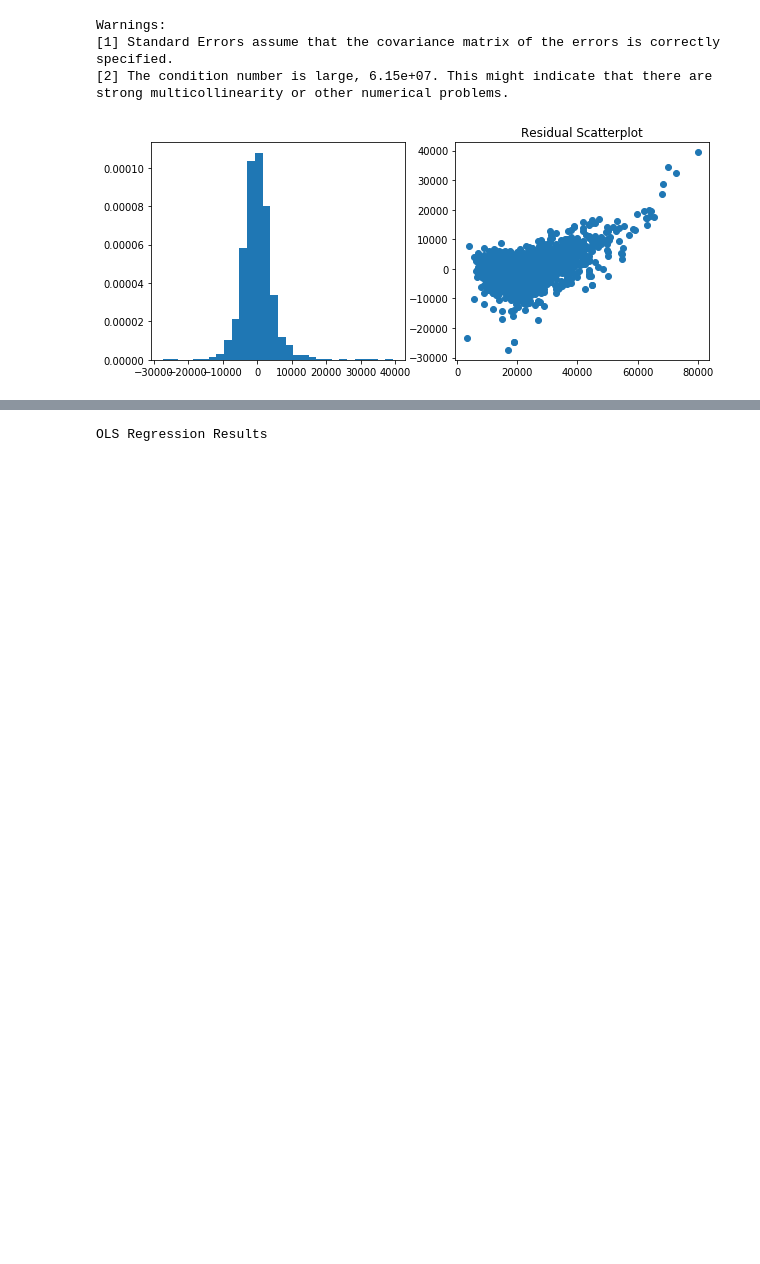
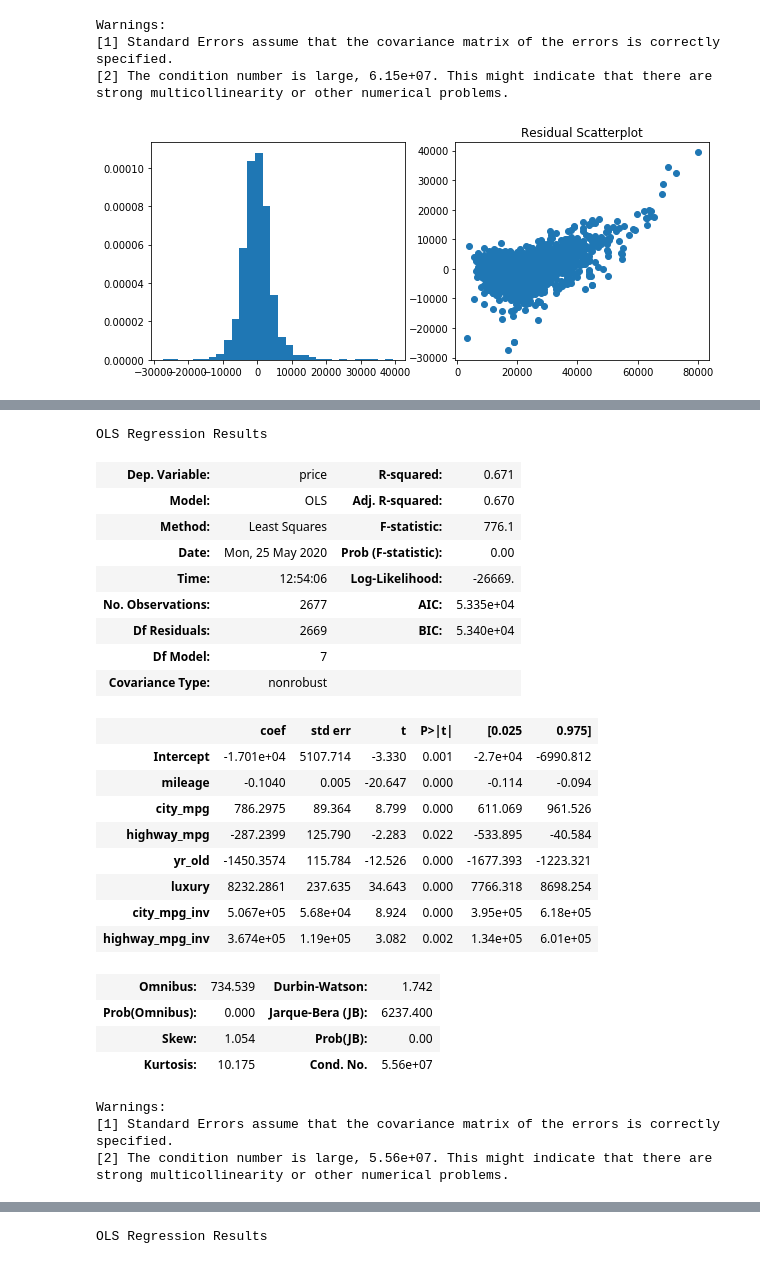
Before and after one commit to hamiltonchangcodes/Used_Car_Linear_Regression_Prediction, a Jupyter notebook: 03_EDA.ipynb, the cells around one changed output, grey strips where cells are left out. Drawn from its saved outputs; the diff is of its cells as text; code cells hidden in the pictures; blank space fills up the shorter version.

```diff
--- a/03_EDA.ipynb
+++ b/03_EDA.ipynb
@@ -819,3 +843,35 @@ strong multicollinearity or other numerical problems.
+# %%
+# Target: Price vs all + Mileage, City_mpg, Highway_mpg, Years Old and Cars Considered as Luxurious
+car_lux_model = ols(formula='price~mileage+city_mpg+highway_mpg+yr_old+luxury+city_mpg_inv+highway_mpg_inv', data=df).fit()
+car_lux_model.summary()
+# %% [output]
+OLS Regression Results
+| Dep. Variable: | price | R-squared: | 0.671 |
+| Model: | OLS | Adj. R-squared: | 0.670 |
+| Method: | Least Squares | F-statistic: | 776.1 |
+| Date: | Mon, 25 May 2020 | Prob (F-statistic): | 0.00 |
+| Time: | 12:54:06 | Log-Likelihood: | -26669. |
+| No. Observations: | 2677 | AIC: | 5.335e+04 |
+| Df Residuals: | 2669 | BIC: | 5.340e+04 |
+| Df Model: | 7 |  |  |
+| Covariance Type: | nonrobust |  |  |
+|  | coef | std err | t | P>|t| | [0.025 | 0.975] |
+| Intercept | -1.701e+04 | 5107.714 | -3.330 | 0.001 | -2.7e+04 | -6990.812 |
+| mileage | -0.1040 | 0.005 | -20.647 | 0.000 | -0.114 | -0.094 |
+| city_mpg | 786.2975 | 89.364 | 8.799 | 0.000 | 611.069 | 961.526 |
+| highway_mpg | -287.2399 | 125.790 | -2.283 | 0.022 | -533.895 | -40.584 |
+| yr_old | -1450.3574 | 115.784 | -12.526 | 0.000 | -1677.393 | -1223.321 |
+| luxury | 8232.2861 | 237.635 | 34.643 | 0.000 | 7766.318 | 8698.254 |
+| city_mpg_inv | 5.067e+05 | 5.68e+04 | 8.924 | 0.000 | 3.95e+05 | 6.18e+05 |
+| highway_mpg_inv | 3.674e+05 | 1.19e+05 | 3.082 | 0.002 | 1.34e+05 | 6.01e+05 |
+| Omnibus: | 734.539 | Durbin-Watson: | 1.742 |
+| Prob(Omnibus): | 0.000 | Jarque-Bera (JB): | 6237.400 |
+| Skew: | 1.054 | Prob(JB): | 0.00 |
+| Kurtosis: | 10.175 | Cond. No. | 5.56e+07 |
+Warnings:
+[1] Standard Errors assume that the covariance matrix of the errors is correctly specified.
+[2] The condition number is large, 5.56e+07. This might indicate that there are
+strong multicollinearity or other numerical problems.
 # %%
 checkresiduals(df, 'price', car_lux_model)
 # %% [output]
```
Also changed, not shown: parts of 14 cells of this notebook.
